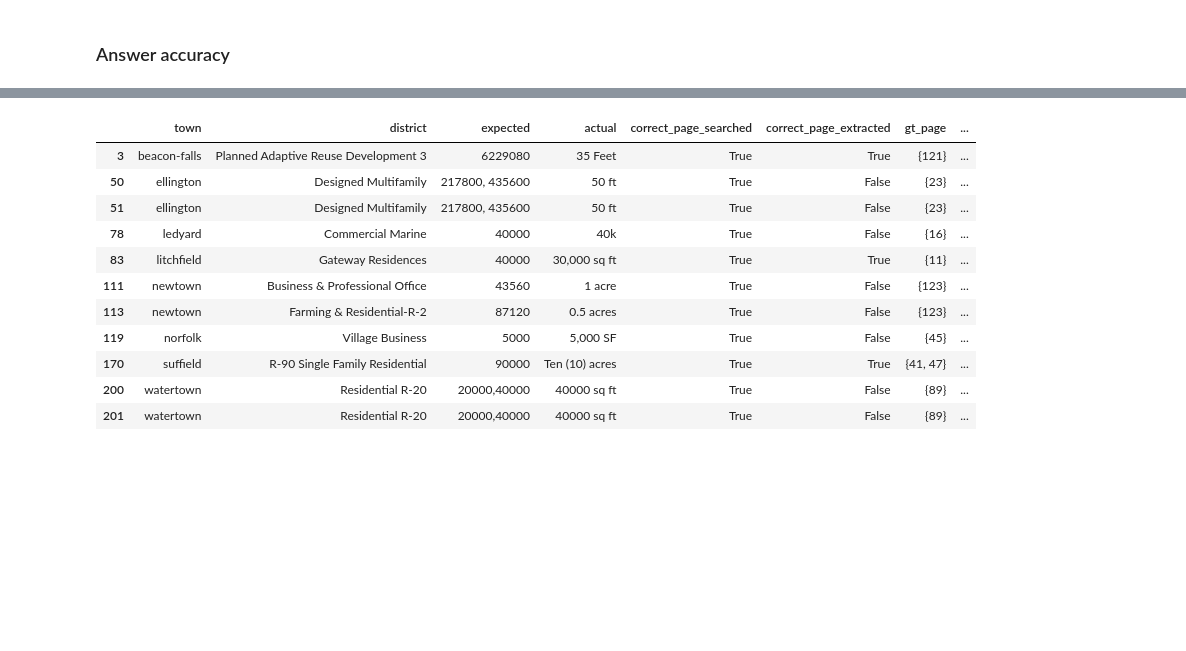
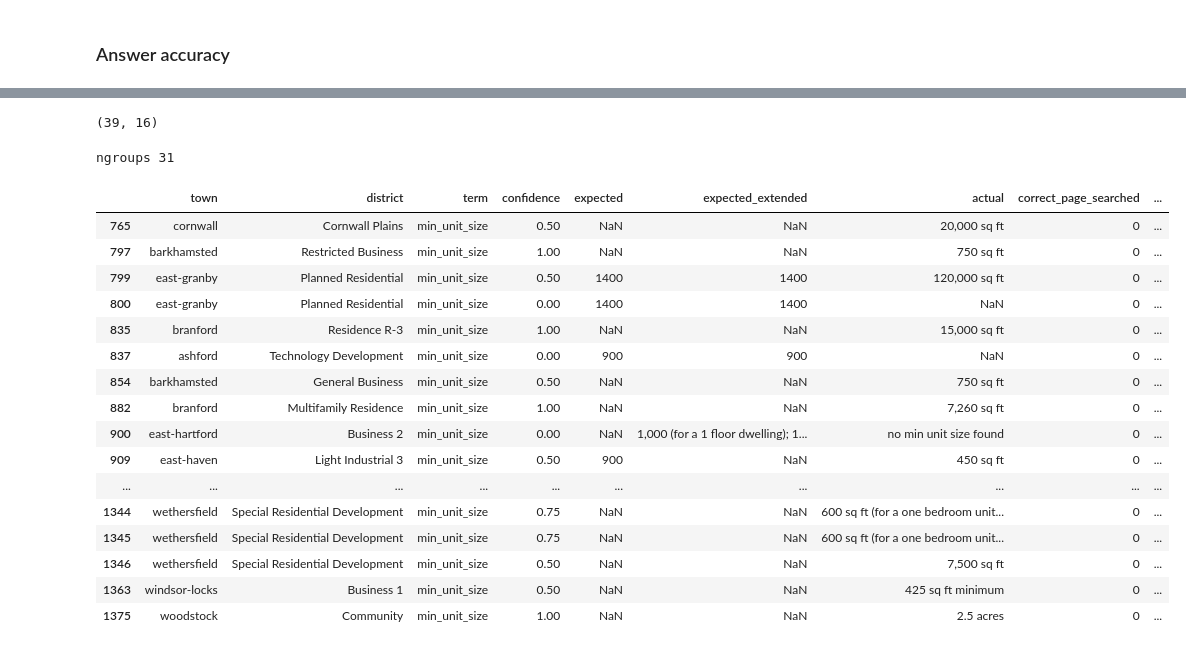
Before and after one commit to National-Zoning-Atlas/zoning-gpt, a Jupyter notebook: eeshakhanna/eval_diagnose.ipynb, the cells around one changed output, grey strips where cells are left out. Saved outputs shown, nothing was run; the diff lists cells and outputs as text; code cells hidden in the pictures; blank space fills up the shorter version.

```diff
--- a/eeshakhanna/eval_diagnose.ipynb
+++ b/eeshakhanna/eval_diagnose.ipynb
@@ -95,0 +117,4 @@ max ntowns 115
+# %%
+df = pd.read_csv('../data/results/eval_gpt-4.csv')
+term = 'min_unit_size'
+df = df[df['term'] == term]
@@ -96,4 +131,3 @@ max ntowns 115
 # %%
-adf = df_old.groupby(by=['town', 'district']).agg({"correct_answer": "sum"}).reset_index()
-adf_max = df_old_max.groupby(by=['town', 'district']).agg({"correct_answer": "sum"}).reset_index()
+adf = df.groupby(by=['town', 'district']).agg({"correct_answer": "sum"}).reset_index()
 # %%
@@ -165,19 +150,36 @@ adf_max[adf_max["correct"] == 1]["town"].values.tolist()
 # %%
 incorrect_answer = adf[adf["correct"] == 0]["town"].values.tolist()
 # %%
-df_inc = df_old[df_old["town"].isin(incorrect_answer)]
+df_inc = df[df["town"].isin(incorrect_answer)]
 # %%
-df_inc[df_inc["correct_page_searched"]]
+df_inc[df_inc["correct_page_searched"] == 1].shape
 # %% [output]
-|  | town | district | expected | actual | correct_page_searched | correct_page_extracted | gt_page | ... |
-| 3 | beacon-falls | Planned Adaptive Reuse Development 3 | 6229080 | 35 Feet | True | True | {121} | ... |
-| 50 | ellington | Designed Multifamily | 217800, 435600 | 50 ft | True | False | {23} | ... |
-| 51 | ellington | Designed Multifamily | 217800, 435600 | 50 ft | True | False | {23} | ... |
-| 78 | ledyard | Commercial Marine | 40000 | 40k | True | False | {16} | ... |
-| 83 | litchfield | Gateway Residences | 40000 | 30,000 sq ft | True | True | {11} | ... |
-| 111 | newtown | Business & Professional Office | 43560 | 1 acre | True | False | {123} | ... |
-| 113 | newtown | Farming & Residential-R-2 | 87120 | 0.5 acres | True | False | {123} | ... |
-| 119 | norfolk | Village Business | 5000 | 5,000 SF | True | False | {45} | ... |
-| 170 | suffield | R-90 Single Family Residential | 90000 | Ten (10) acres | True | True | {41, 47} | ... |
-| 200 | watertown | Residential R-20 | 20000,40000 | 40000 sq ft | True | False | {89} | ... |
-| 201 | watertown | Residential R-20 | 20000,40000 | 40000 sq ft | True | False | {89} | ... |
+(39, 16)
+# %%
+df_cond_wrong = df_inc[(df_inc["correct_answer"] == False) & (df_inc["correct_page_searched"] == 1)] # search is right but answer is wrong
+df_wrong = df_inc[(df_inc["correct_answer"] == False) & (df_inc["correct_page_searched"] == 0)] # search is wrong and answer is wrong
+# %%
+df_wrong_both = pd.concat([df_cond_wrong, df_wrong])
+print("ngroups", df_wrong_both.groupby(['town', 'district']).ngroups)
+# %% [output]
+ngroups 31
+# %%
+df_wrong
+# %% [output]
+|  | town | district | term | confidence | expected | expected_extended | actual | correct_page_searched | ... |
+| 765 | cornwall | Cornwall Plains | min_unit_size | 0.50 | NaN | NaN | 20,000 sq ft | 0 | ... |
+| 797 | barkhamsted | Restricted Business | min_unit_size | 1.00 | NaN | NaN | 750 sq ft | 0 | ... |
+| 799 | east-granby | Planned Residential | min_unit_size | 0.50 | 1400 | 1400 | 120,000 sq ft | 0 | ... |
+| 800 | east-granby | Planned Residential | min_unit_size | 0.00 | 1400 | 1400 | NaN | 0 | ... |
+| 835 | branford | Residence R-3 | min_unit_size | 1.00 | NaN | NaN | 15,000 sq ft | 0 | ... |
+| 837 | ashford | Technology Development | min_unit_size | 0.00 | 900 | 900 | NaN | 0 | ... |
+| 854 | barkhamsted | General Business | min_unit_size | 0.50 | NaN | NaN | 750 sq ft | 0 | ... |
+| 882 | branford | Multifamily Residence | min_unit_size | 1.00 | NaN | NaN | 7,260 sq ft | 0 | ... |
+| 900 | east-hartford | Business 2 | min_unit_size | 0.00 | NaN | 1,000 (for a 1 floor dwelling); 1... | no min unit size found | 0 | ... |
+| 909 | east-haven | Light Industrial 3 | min_unit_size | 0.50 | 900 | NaN | 450 sq ft | 0 | ... |
+| ... | ... | ... | ... | ... | ... | ... | ... | ... | ... |
+| 1344 | wethersfield | Special Residential Development | min_unit_size | 0.75 | NaN | NaN | 600 sq ft (for a one bedroom unit... | 0 | ... |
+| 1345 | wethersfield | Special Residential Development | min_unit_size | 0.75 | NaN | NaN | 600 sq ft (for a one bedroom unit... | 0 | ... |
+| 1346 | wethersfield | Special Residential Development | min_unit_size | 0.50 | NaN | NaN | 7,500 sq ft | 0 | ... |
+| 1363 | windsor-locks | Business 1 | min_unit_size | 0.50 | NaN | NaN | 425 sq ft minimum | 0 | ... |
+| 1375 | woodstock | Community | min_unit_size | 1.00 | NaN | NaN | 2.5 acres | 0 | ... |
```
Also changed, not shown: parts of 32 cells of this notebook, 2 other files.
